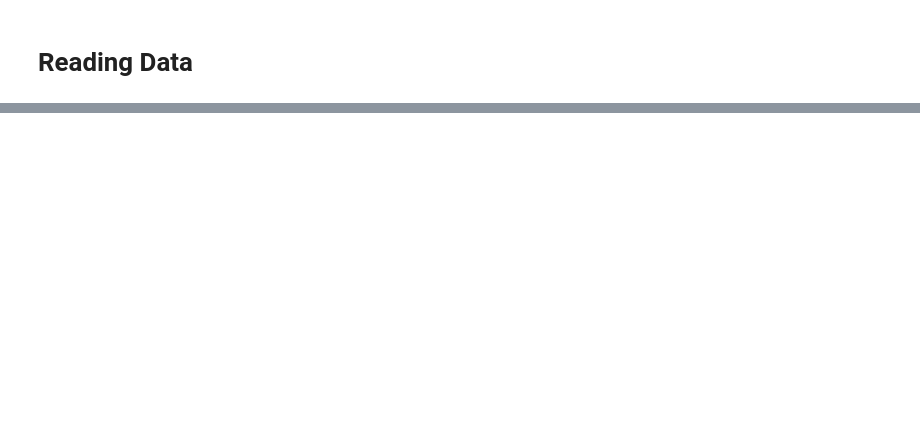
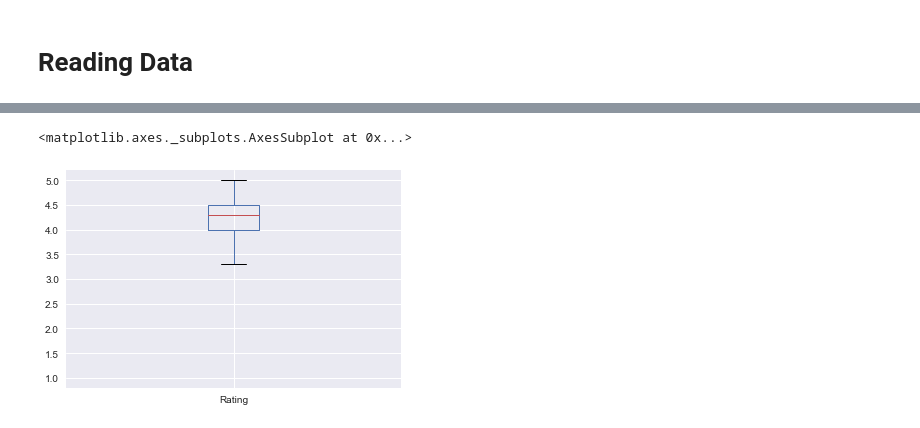
Before and after one commit to mukeshmehta/Data-Analysis, a Jupyter notebook: Prediction of Apps Rating.ipynb, the cells around one changed output, grey strips where cells are left out. Saved outputs shown, nothing was run; the diff lists cells and outputs as text; code cells hidden in the pictures; blank space fills up the shorter version.

```diff
--- a/Prediction of Apps Rating.ipynb
+++ b/Prediction of Apps Rating.ipynb
@@ -18,0 +118,2 @@ dataSet.head() #First 5 rows of DataSet
+# %%
+dataSet.drop([10472], inplace = True) #Drop the required row
@@ -18,0 +143,5 @@ dataSet.head() #First 5 rows of DataSet
+# %%
+dataSet.boxplot()
+# %% [output]
+<matplotlib.axes._subplots.AxesSubplot at 0x...>
+[figure, added]
```
Also changed, not shown: parts of 37 cells of this notebook.
